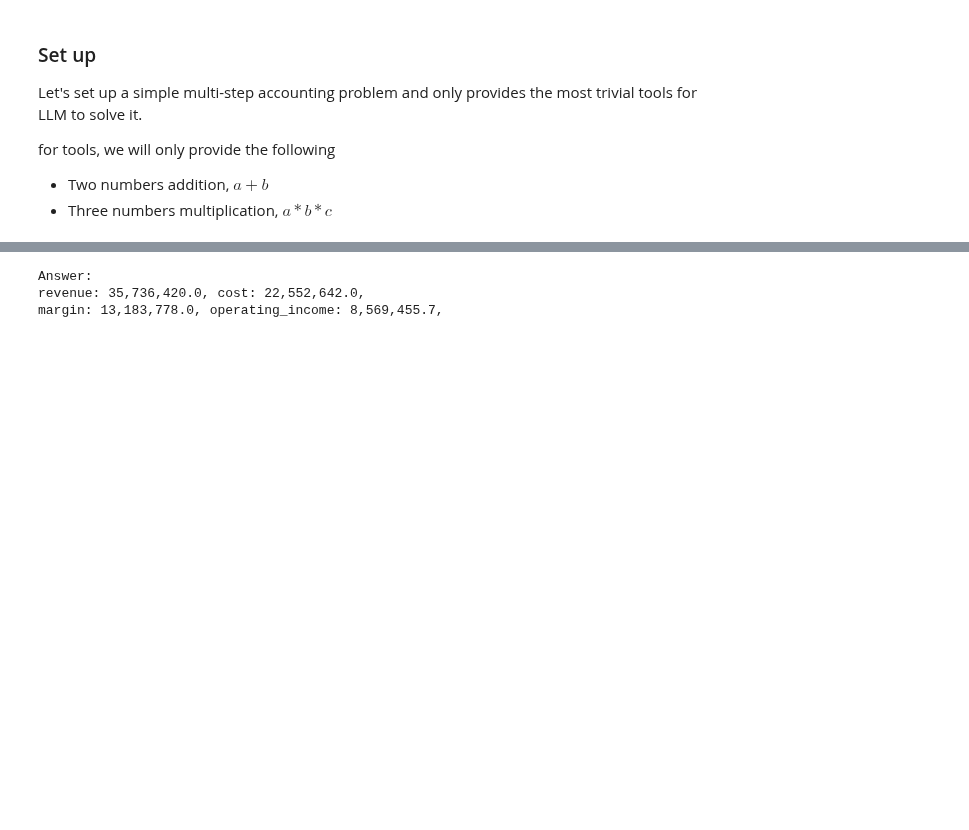
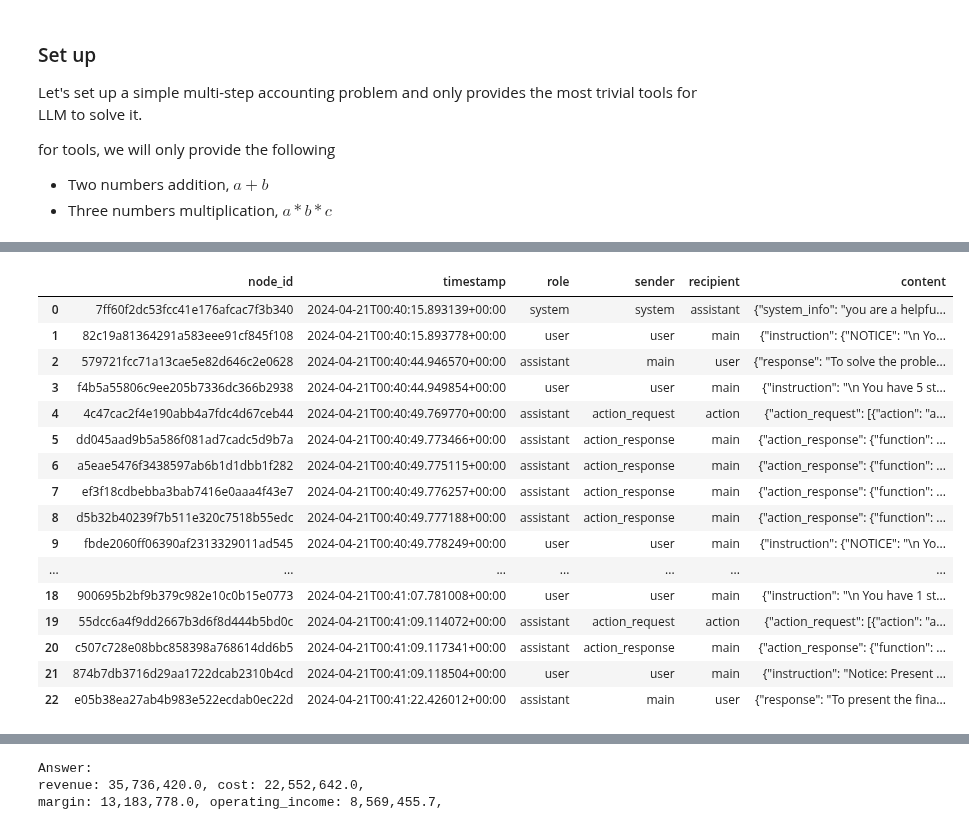
Before and after one commit to lion-agi/lionagi, a Jupyter notebook: notebooks/quick start/session3_ReAct.ipynb, the cells around one changed output, grey strips where cells are left out. Saved outputs shown, nothing was run; the diff lists cells and outputs as text; code cells hidden in the pictures; blank space fills up the shorter version.

```diff
--- a/notebooks/quick start/session3_ReAct.ipynb
+++ b/notebooks/quick start/session3_ReAct.ipynb
@@ -108,0 +149,25 @@ Please note, the final steps were summarized and estimated based on the data and
+# %%
+session2 = Session("you are a helpful assistant", tools=[multiply, add])
+response2 = await session2.ReAct(
+    instruction, context=context, num_rounds=3, temperature=0.3
+)
+# %%
+session2.messages
+# %% [output]
+|  | node_id | timestamp | role | sender | recipient | content |
+| 0 | 7ff60f2dc53fcc41e176afcac7f3b340 | 2024-04-21T00:40:15.893139+00:00 | system | system | assistant | {"system_info": "you are a helpfu... |
+| 1 | 82c19a81364291a583eee91cf845f108 | 2024-04-21T00:40:15.893778+00:00 | user | user | main | {"instruction": {"NOTICE": "\n Yo... |
+| 2 | 579721fcc71a13cae5e82d646c2e0628 | 2024-04-21T00:40:44.946570+00:00 | assistant | main | user | {"response": "To solve the proble... |
+| 3 | f4b5a55806c9ee205b7336dc366b2938 | 2024-04-21T00:40:44.949854+00:00 | user | user | main | {"instruction": "\n You have 5 st... |
+| 4 | 4c47cac2f4e190abb4a7fdc4d67ceb44 | 2024-04-21T00:40:49.769770+00:00 | assistant | action_request | action | {"action_request": [{"action": "a... |
+| 5 | dd045aad9b5a586f081ad7cadc5d9b7a | 2024-04-21T00:40:49.773466+00:00 | assistant | action_response | main | {"action_response": {"function": ... |
+| 6 | a5eae5476f3438597ab6b1d1dbb1f282 | 2024-04-21T00:40:49.775115+00:00 | assistant | action_response | main | {"action_response": {"function": ... |
+| 7 | ef3f18cdbebba3bab7416e0aaa4f43e7 | 2024-04-21T00:40:49.776257+00:00 | assistant | action_response | main | {"action_response": {"function": ... |
+| 8 | d5b32b40239f7b511e320c7518b55edc | 2024-04-21T00:40:49.777188+00:00 | assistant | action_response | main | {"action_response": {"function": ... |
+| 9 | fbde2060ff06390af2313329011ad545 | 2024-04-21T00:40:49.778249+00:00 | user | user | main | {"instruction": {"NOTICE": "\n Yo... |
+| ... | ... | ... | ... | ... | ... | ... |
+| 18 | 900695b2bf9b379c982e10c0b15e0773 | 2024-04-21T00:41:07.781008+00:00 | user | user | main | {"instruction": "\n You have 1 st... |
+| 19 | 55dcc6a4f9dd2667b3d6f8d444b5bd0c | 2024-04-21T00:41:09.114072+00:00 | assistant | action_request | action | {"action_request": [{"action": "a... |
+| 20 | c507c728e08bbc858398a768614dd6b5 | 2024-04-21T00:41:09.117341+00:00 | assistant | action_response | main | {"action_response": {"function": ... |
+| 21 | 874b7db3716d29aa1722dcab2310b4cd | 2024-04-21T00:41:09.118504+00:00 | user | user | main | {"instruction": "Notice: Present ... |
+| 22 | e05b38ea27ab4b983e522ecdab0ec22d | 2024-04-21T00:41:22.426012+00:00 | assistant | main | user | {"response": "To present the fina... |
```
Also changed, not shown: parts of 5 cells of this notebook, 18 other files.
